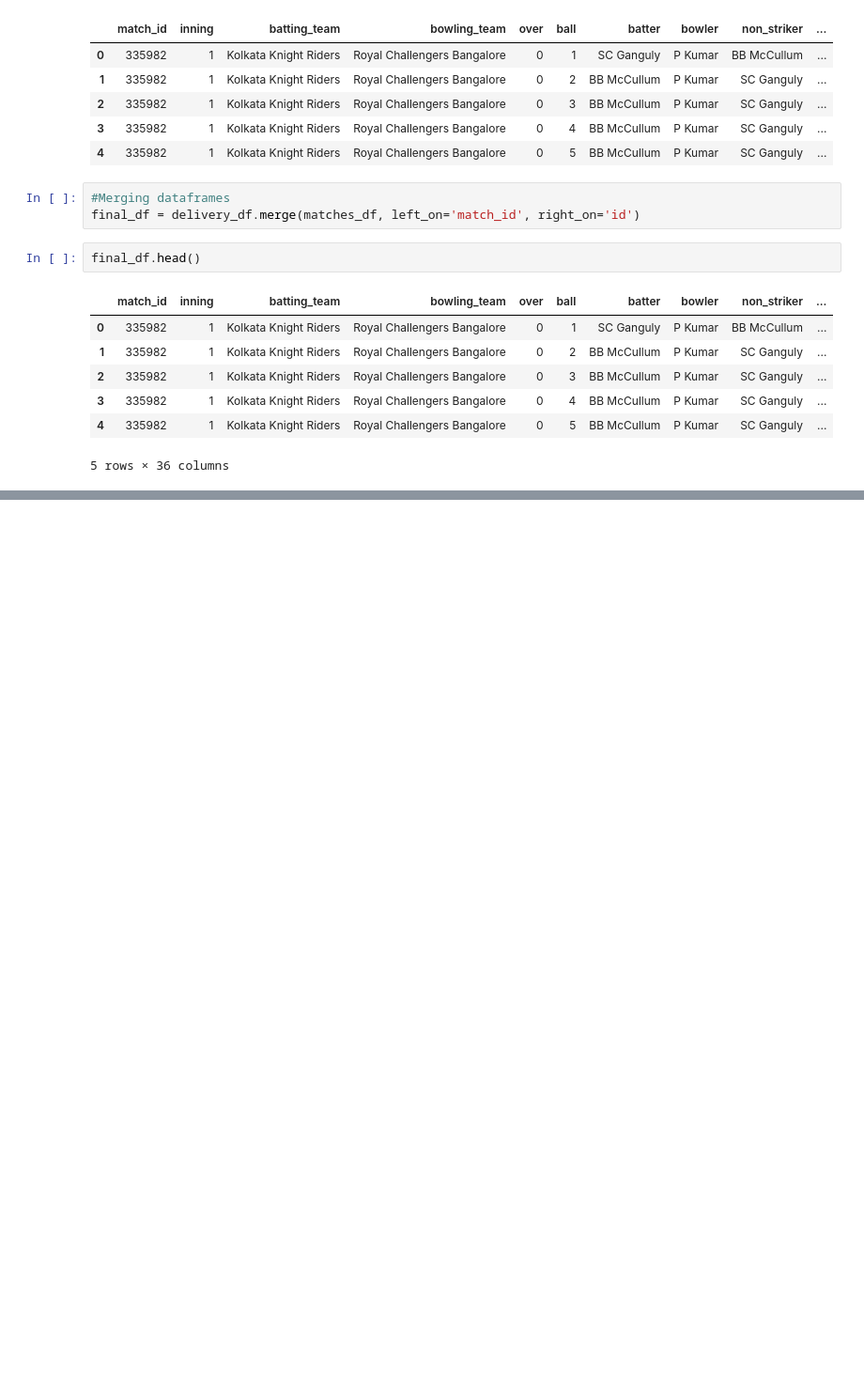
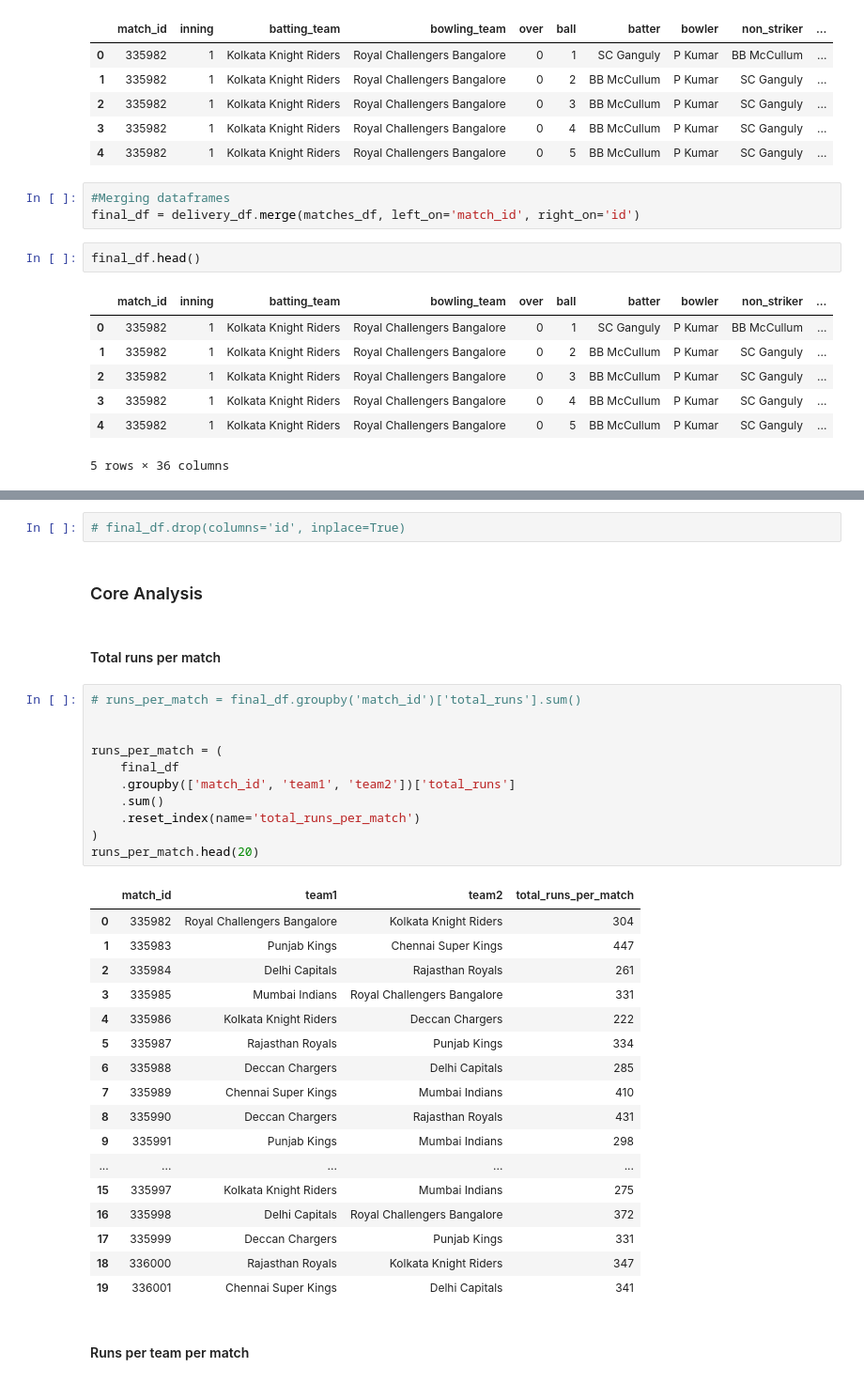
Before and after one commit to amitkr069/DataAnalysisPipeline, a Jupyter notebook: data_analysis.ipynb, the cells around one changed output, grey strips where cells are left out. Shown at 94% size. Saved outputs shown, nothing was run; the diff lists cells and outputs as text; blank space fills up the shorter version.

```diff
--- a/data_analysis.ipynb
+++ b/data_analysis.ipynb
@@ -517,0 +529,37 @@ final_df.head()
+# %%
+# final_df.drop(columns='id', inplace=True)
+# %% [markdown]
+### Core Analysis
+# %% [markdown]
+#### Total runs per match
+# %%
+# runs_per_match = final_df.groupby('match_id')['total_runs'].sum()
+
+
+runs_per_match = (
+    final_df
+    .groupby(['match_id', 'team1', 'team2'])['total_runs']
+    .sum()
+    .reset_index(name='total_runs_per_match')
+)
+runs_per_match.head(20)
+# %% [output]
+|  | match_id | team1 | team2 | total_runs_per_match |
+| 0 | 335982 | Royal Challengers Bangalore | Kolkata Knight Riders | 304 |
+| 1 | 335983 | Punjab Kings | Chennai Super Kings | 447 |
+| 2 | 335984 | Delhi Capitals | Rajasthan Royals | 261 |
+| 3 | 335985 | Mumbai Indians | Royal Challengers Bangalore | 331 |
+| 4 | 335986 | Kolkata Knight Riders | Deccan Chargers | 222 |
+| 5 | 335987 | Rajasthan Royals | Punjab Kings | 334 |
+| 6 | 335988 | Deccan Chargers | Delhi Capitals | 285 |
+| 7 | 335989 | Chennai Super Kings | Mumbai Indians | 410 |
+| 8 | 335990 | Deccan Chargers | Rajasthan Royals | 431 |
+| 9 | 335991 | Punjab Kings | Mumbai Indians | 298 |
+| ... | ... | ... | ... | ... |
+| 15 | 335997 | Kolkata Knight Riders | Mumbai Indians | 275 |
+| 16 | 335998 | Delhi Capitals | Royal Challengers Bangalore | 372 |
+| 17 | 335999 | Deccan Chargers | Punjab Kings | 331 |
+| 18 | 336000 | Rajasthan Royals | Kolkata Knight Riders | 347 |
+| 19 | 336001 | Chennai Super Kings | Delhi Capitals | 341 |
+# %% [markdown]
+#### Runs per team per match
```
Also changed, not shown: parts of 112 cells of this notebook.
